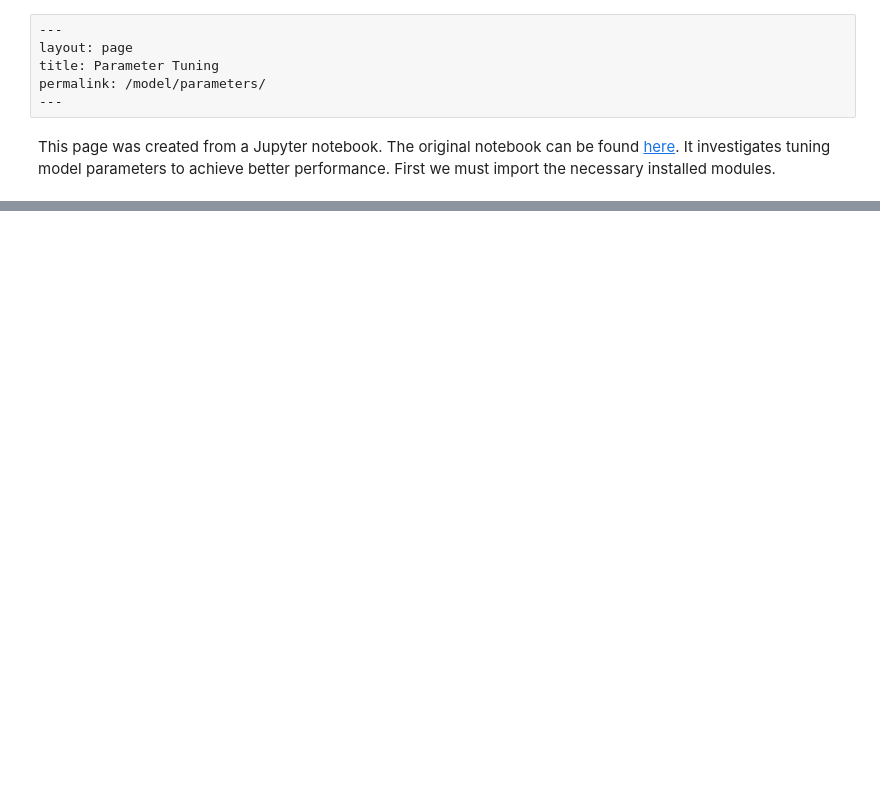
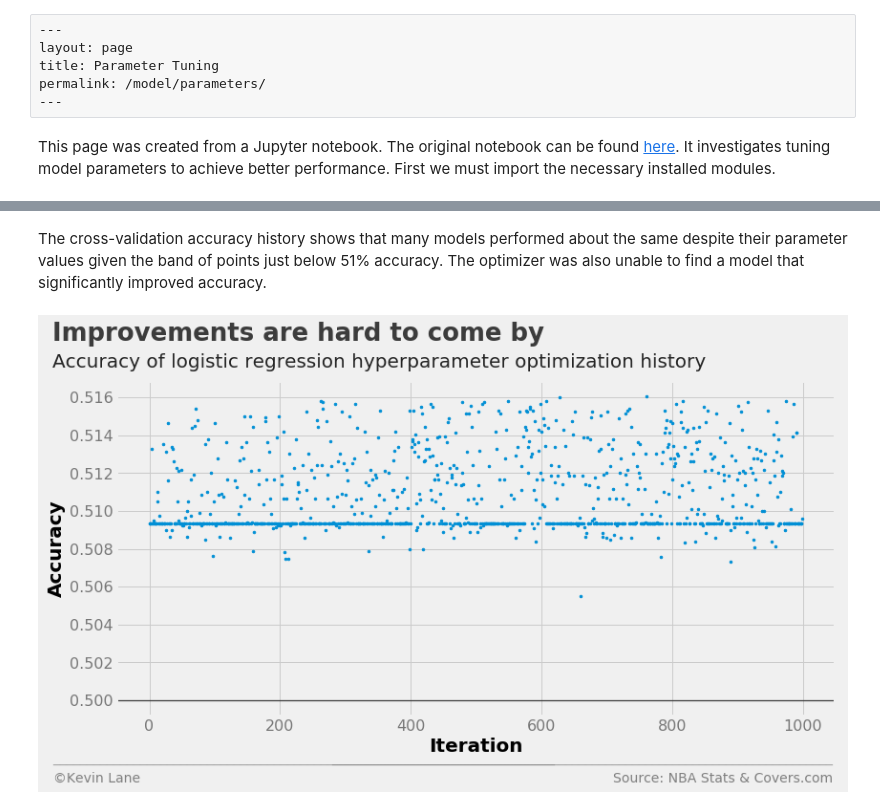
Before and after one commit to klane/databall, a Jupyter notebook: notebooks/parameter-tuning.ipynb, the cells around one changed output, grey strips where cells are left out. Drawn from its saved outputs; the diff is of its cells as text; code cells hidden in the pictures; blank space fills up the shorter version.

```diff
--- a/notebooks/parameter-tuning.ipynb
+++ b/notebooks/parameter-tuning.ipynb
@@ -241,0 +122,14 @@ plt.show()
+# %% [markdown]
+The cross-validation accuracy history shows that many models performed about the same despite their parameter values given the band of points just below 51% accuracy. The optimizer was also unable to find a model that significantly improved accuracy.
+# %%
+fig = plt.figure(figsize=(12, 6))
+plt.plot(param_log.index.values, param_log['accuracy'], '.', markersize=5)
+
+title = 'Improvements are hard to come by'
+subtitle = 'Accuracy of logistic regression hyperparameter optimization history'
+format_538(fig, 'NBA Stats & Covers.com', xlabel='Iteration', ylabel='Accuracy',
+           title=title, subtitle=subtitle, xoff=(-0.1, 1.01), yoff=(-0.14, -0.2),
+           toff=(-0.09, 1.12), soff=(-0.09, 1.04), bottomtick=0.5)
+plt.show()
+# %% [output]
+[figure, added]
```
Also changed, not shown: parts of 53 cells of this notebook.
